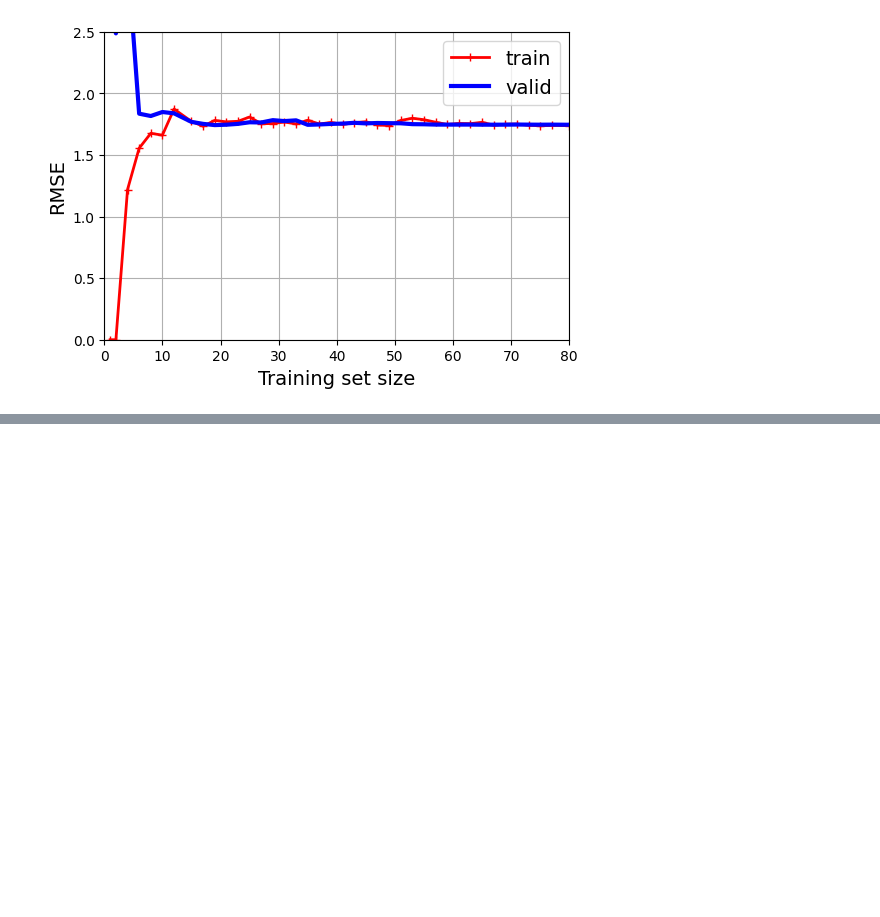
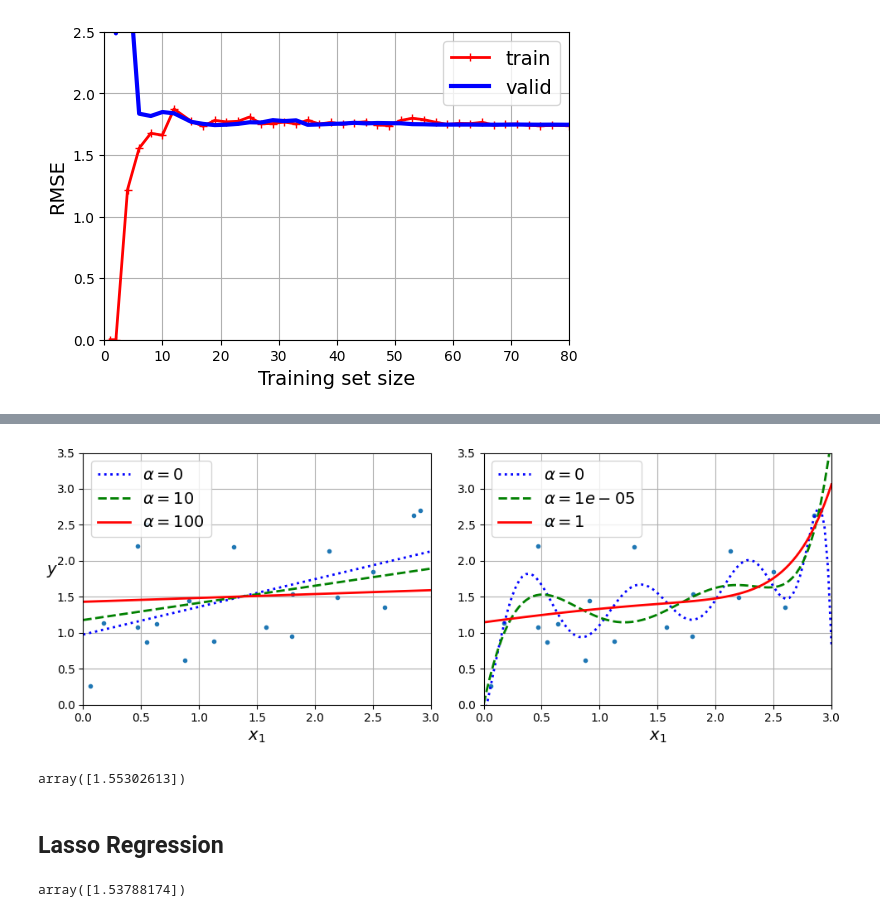
Before and after one commit to thangquang09/Basic-MachineLearning, a Jupyter notebook: Chapter 4. Training Models/TrainingModels.ipynb, the cells around one changed output, grey strips where cells are left out. Saved outputs shown, nothing was run; the diff lists cells and outputs as text; code cells hidden in the pictures; blank space fills up the shorter version.

```diff
--- a/Chapter 4. Training Models/TrainingModels.ipynb
+++ b/Chapter 4. Training Models/TrainingModels.ipynb
@@ -414,0 +439,48 @@ plt.show()
+# %%
+def plot_model(model_class, polynomial, alphas, **model_kwargs):
+    plt.plot(X, y, ".")
+    for alpha, style in zip(alphas, ("b:", "g--", "r-")):
+        if alpha > 0:
+            model = model_class(alpha, **model_kwargs)
+        else:
+            model = LinearRegression()
+        if polynomial:
+            model = make_pipeline(
+                PolynomialFeatures(degree = 10, include_bias = False),
+                StandardScaler(),
+                model
+            )
+        model.fit(X, y)
+        y_new_regu = model.predict(X_new)
+        plt.plot(X_new, y_new_regu, style, linewidth = 2, label = fr"$\alpha = {alpha}$")
+    plt.legend(loc="upper left")
+    plt.xlabel("$x_1$")
+    plt.axis([0, 3, 0, 3.5])
+    plt.grid()
+# %%
+plt.figure(figsize = (10, 4))
+plt.subplot(121)
+plot_model(Ridge, polynomial = False, alphas = [0, 10, 100], random_state = 42)
+plt.ylabel("$y$", rotation = 0)
+plt.subplot(122)
+plot_model(Ridge, polynomial = True, alphas = [0, 10**-5, 1], random_state = 42)
+plt.tight_layout()
+savefig(plt, 'ridge_regression_plot')
+plt.show()
+# %% [output]
+[figure, added]
+# %%
+sgd_reg = SGDRegressor(penalty = 'l2', alpha = 0.1/m, tol = None, max_iter = 1000, eta0 = 0.01, random_state = 42)
+sgd_reg.fit(X, y.ravel())
+sgd_reg.predict([[1.5]])
+# %% [output]
+array([1.55302613])
+# %% [markdown]
+## Lasso Regression
+# %%
+from sklearn.linear_model import Lasso
+lasso_reg = Lasso(alpha = 0.1)
+lasso_reg.fit(X, y)
+lasso_reg.predict([[1.5]])
+# %% [output]
+array([1.53788174])
```
Also changed, not shown: parts of 16 cells of this notebook, 5 other files.
